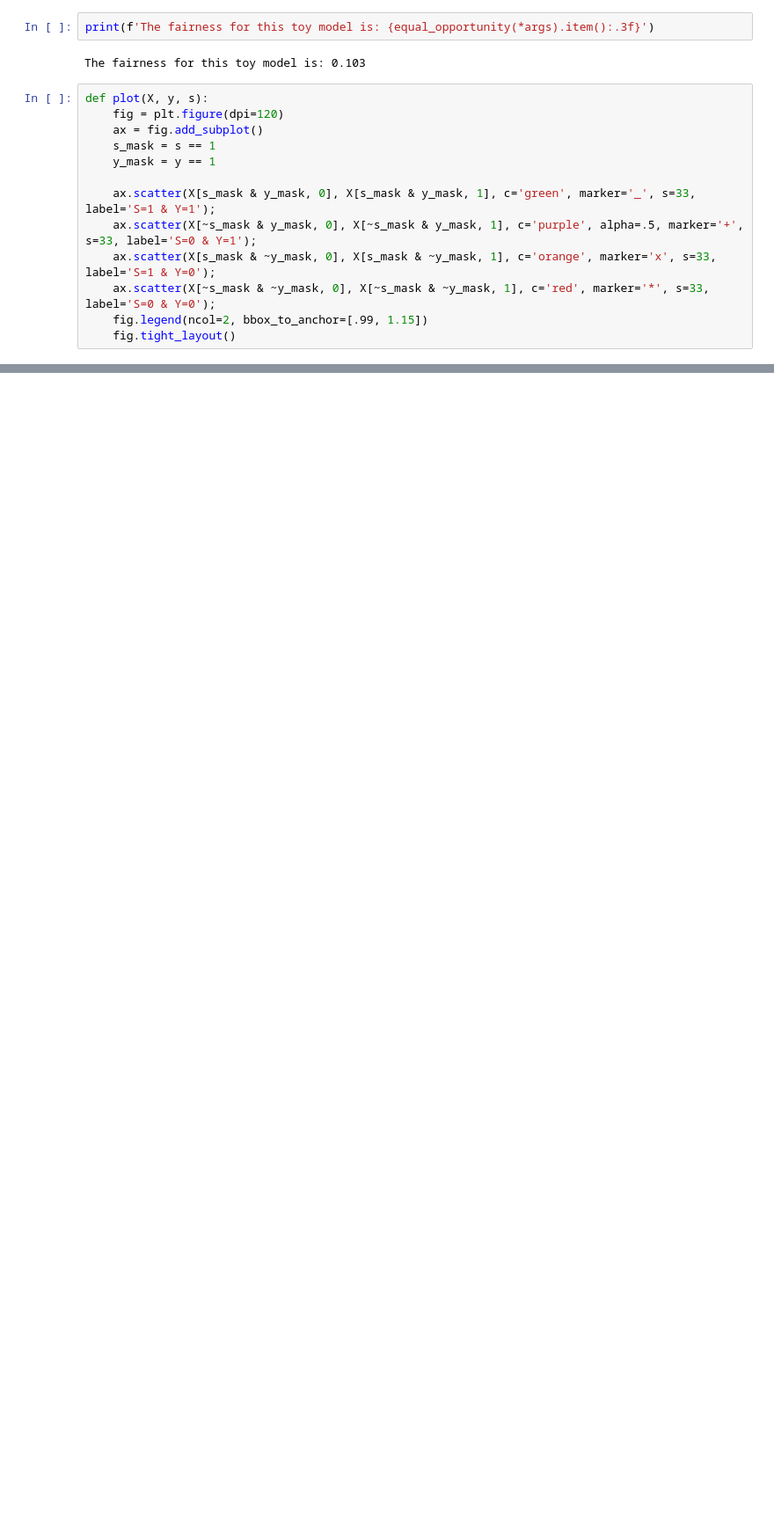
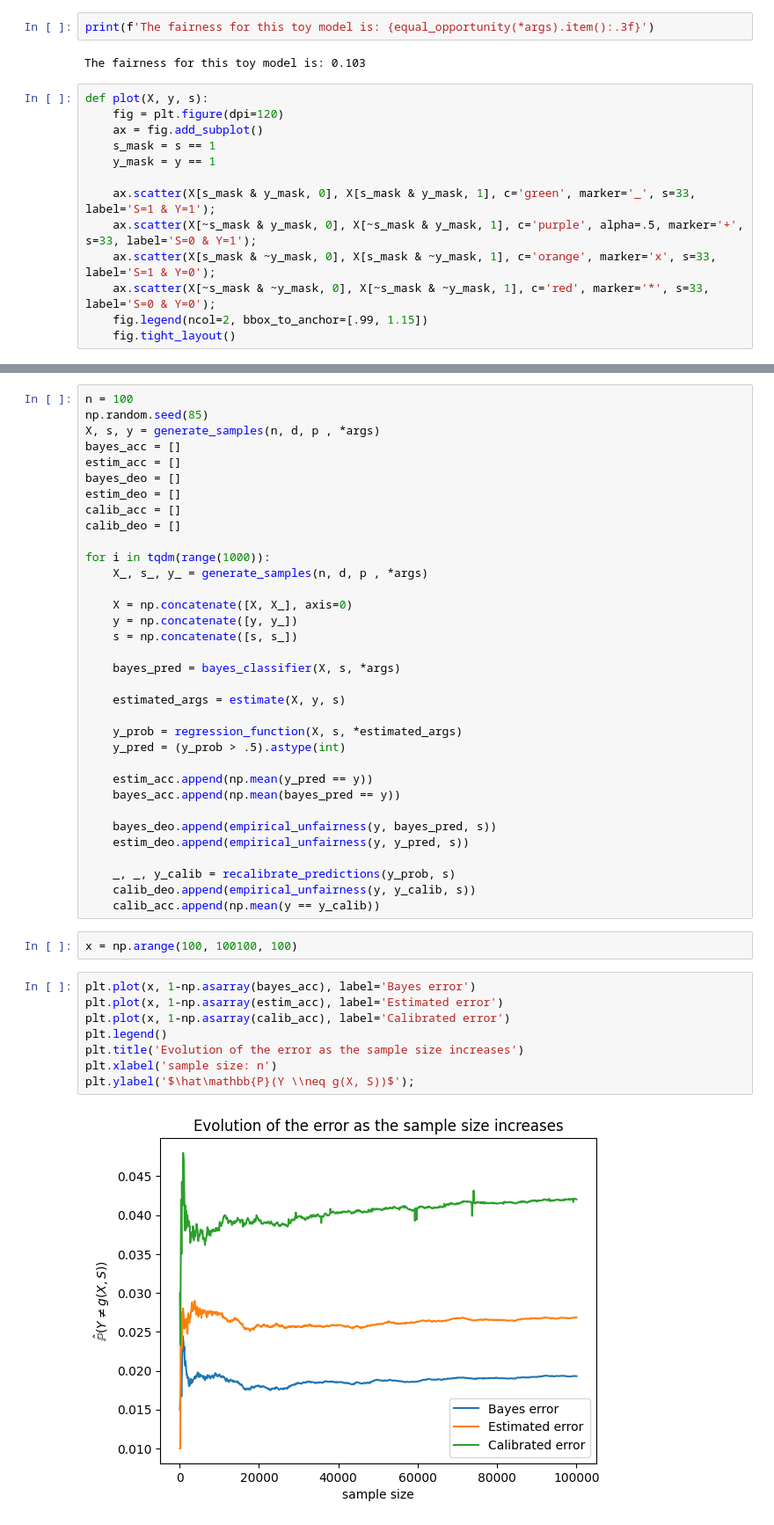
Before and after one commit to ayyoub-bms/fairness, a Jupyter notebook: notebooks/synthetic-example.ipynb, the cells around one changed output, grey strips where cells are left out. Shown: that part at 88% size. Drawn from its saved outputs; the diff is of its cells as text; blank space fills up the shorter version.

```diff
--- a/notebooks/synthetic-example.ipynb
+++ b/notebooks/synthetic-example.ipynb
@@ -138,0 +199,46 @@ plot(X, y_pred, s)
+# %%
+n = 100
+np.random.seed(85)
+X, s, y = generate_samples(n, d, p , *args)
+bayes_acc = []
+estim_acc = []
+bayes_deo = []
+estim_deo = []
+calib_acc = []
+calib_deo = []
+
+for i in tqdm(range(1000)):
+    X_, s_, y_ = generate_samples(n, d, p , *args)
+
+    X = np.concatenate([X, X_], axis=0)
+    y = np.concatenate([y, y_])
+    s = np.concatenate([s, s_])
+
+    bayes_pred = bayes_classifier(X, s, *args)
+
+    estimated_args = estimate(X, y, s)
+
+    y_prob = regression_function(X, s, *estimated_args)
+    y_pred = (y_prob > .5).astype(int)
+
+    estim_acc.append(np.mean(y_pred == y))
+    bayes_acc.append(np.mean(bayes_pred == y))
+
+    bayes_deo.append(empirical_unfairness(y, bayes_pred, s))
+    estim_deo.append(empirical_unfairness(y, y_pred, s))
+
+    _, _, y_calib = recalibrate_predictions(y_prob, s)
+    calib_deo.append(empirical_unfairness(y, y_calib, s))
+    calib_acc.append(np.mean(y == y_calib))
+# %%
+x = np.arange(100, 100100, 100)
+# %%
+plt.plot(x, 1-np.asarray(bayes_acc), label='Bayes error')
+plt.plot(x, 1-np.asarray(estim_acc), label='Estimated error')
+plt.plot(x, 1-np.asarray(calib_acc), label='Calibrated error')
+plt.legend()
+plt.title('Evolution of the error as the sample size increases')
+plt.xlabel('sample size: n')
+plt.ylabel('$\hat\mathbb{P}(Y \\neq g(X, S))$');
+# %% [output]
+[figure, added]
```
Also changed, not shown: parts of 10 cells of this notebook.
